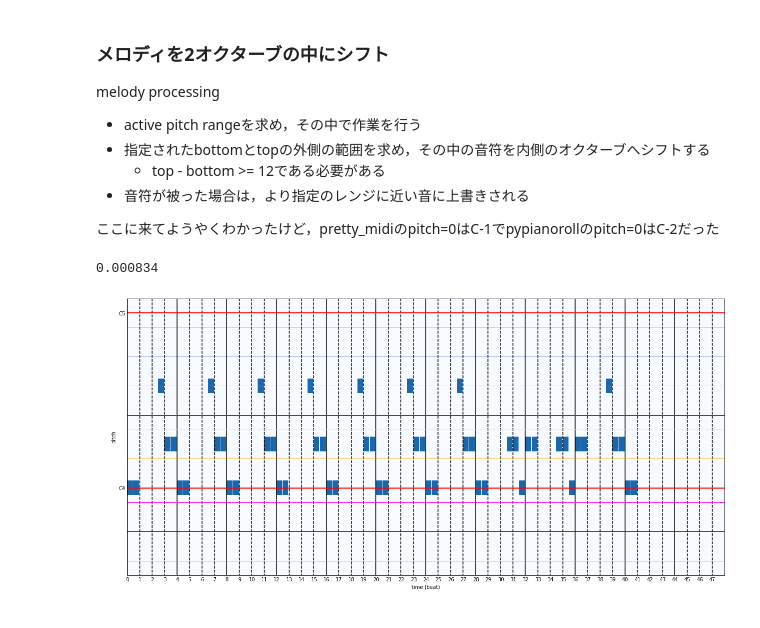
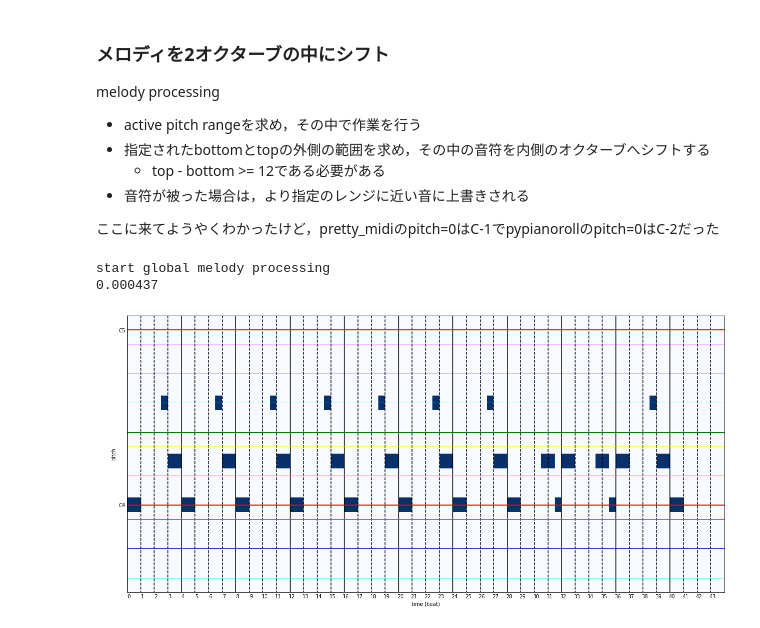
Before and after one commit to fuurin/midinet-followup, a Jupyter notebook: midinet_preparation.ipynb, the cells around one changed output. Saved outputs shown, nothing was run; the diff lists cells and outputs as text; code cells hidden in the pictures.

```diff
--- a/midinet_preparation.ipynb
+++ b/midinet_preparation.ipynb
@@ -437,6 +428,8 @@ class AugumentChordVecs(Processor):
         self.up = up
 
     def __call__(self, ppr, chord_vecs):
+        if chord_vecs.ndim != 2:
+            return ppr, chord_vecs
         chord_num, vec_length = chord_vecs.shape
         augumented_cv = np.zeros([chord_num * self.keys, vec_length])
         augumented_cv[:chord_num, :] = chord_vecs
@@ -499,8 +492,13 @@ output shape: (144, 13)
 # %%
 class GetPrevBars(Processor):
     def __call__(self, ppr, bars):
+        if bars.ndim != 3:
+            return ppr, bars
         bars_len, bar_res, pitch_num = bars.shape
         song_len = len(ppr.downbeat) // bar_res
+
+        if song_len == 0:
+            return ppr, bars
 
         empty_bar = np.zeros([1, bar_res, pitch_num])
         prev_bars = np.vstack((empty_bar, bars[:-1]))
@@ -632,6 +631,6 @@ global chord processingとしてmelody processingの前に入れる
 # %%
 class RemoveNonTriadBars(Processor):
-    def __init__(self, key=0, beats_in_bar=4, thresh=0, detect_per_beat=True, detect_pitch_range=[48,84]):
+    def __init__(self, key=0, beats_in_bar=4, thresh=0, detect_per_beat=True, detect_pitch_range=[36,72]):
         self.key = key
         self.beats_in_bar = beats_in_bar
         self.thresh = thresh
@@ -644,19 +643,20 @@ class RemoveNonTriadBars(Processor):
 
     def has_single_diatonic(self, nproll):
         # 小節内で使われている音程を取得
-        chroma = set(np.where(nproll > self.thresh)[1]) # Bottle Neck
+        chroma_list = np.where(nproll > self.thresh)[1] # Bottle Neck
+        chroma_set = set(chroma_list)
 
         # トライアドコードは1小節の中にちょうど3つの音程を持つ
-        if len(chroma) != 3:
+        if len(chroma_set) != 3:
             return False
 
         # トライアドコードはすべての音程がkeyのメジャースケールに含まれる
-        for pitch in chroma:
+        for pitch in chroma_set:
             if not pitch % 12 in self.major_scale:
                 return False
 
         # トライアドコードのルートと第3和音の距離は3か4でなければならない
-        p1, p3, p5 = chroma
+        p1, p3 = chroma_list[0], chroma_list[1]
         dist = p3 - p1
         if dist != 3 and dist != 4:
             return False
@@ -664,15 +664,19 @@ class RemoveNonTriadBars(Processor):
         return True
 
     def __call__(self, ppr, chord_track):
+        song_len = len(ppr.downbeat)
+        if song_len == 0:
+            return ppr, chord_track
+
         res = ppr.beat_resolution
         detect_res = res if self.detect_per_beat else 1
         bottom, top = self.detect_pitch_lowest, self.detect_pitch_highest
         bar_res = self.beats_in_bar * res
-        bars = int(np.ceil(len(ppr.downbeat) / bar_res))
+        bars = int(np.ceil(song_len / bar_res))
 
         non_triad_steps = []
         for b in range(bars):
-            left, right = b*bar_res, (b+1)*bar_res
+            left, right = b*bar_res, min((b+1)*bar_res, song_len)
             detect_area = chord_track.pianoroll[left:right:detect_res, bottom:top]
             if not self.has_single_diatonic(detect_area):
                 non_triad_steps += list(range(left, right))
@@ -733,34 +810,38 @@ class ShiftInRange(Processor):
 
     def __call__(self, ppr, track):
         nproll = track.pianoroll if isinstance(track, Track) else track
+        is_binalized = nproll.dtype == bool
 
         for b in range(0, bottom):
             notes = np.where(nproll[:, b])[0]
             if len(notes):
-                nproll[notes, bottom + (b % 12 - self.bottom_key)] = nproll[notes, b]
+                updated = 1 if is_binalized else nproll[notes, b]
+                nproll[notes, bottom + (b % 12 - self.bottom_key)] = updated
         nproll[:, 0:bottom] = 0
 
         for t in range(127, top, -1):
             notes = np.where(nproll[:, t])[0]
             if len(notes):
-                nproll[notes, top - (self.top_key - t % 12)] = nproll[notes, t]
+                updated = 1 if is_binalized else nproll[notes, t]
+                nproll[notes, top - (self.top_key - t % 12)] = updated
         nproll[:, top+1:128] = 0
 
         return ppr, track
 # %%
 ppr = get_sample()
 bottom, top = 60, 83 # C4 ~ B5
 shift_in_range = ShiftInRange(bottom, top)
 melody = ppr.tracks[0]
 
-# print("start global melody processing")
-# for p in [binalize, down_resolution, remove_empty_bars]:
-#     ppr, melody = p(ppr, melody)
+print("start global melody processing")
+for p in [binalize, down_resolution, remove_empty_bars]:
+    ppr, melody = p(ppr, melody)
 
 with Timer():
     ppr, melody = shift_in_range(ppr, melody)
 
 grid_plot(melody, beat_resolution=ppr.beat_resolution)
 # %% [output]
-0.000834
+start global melody processing
+0.000437
-[figure, old version]
+[figure, new version]
```
Also changed, not shown: parts of 60 cells of this notebook, 1 other file.
